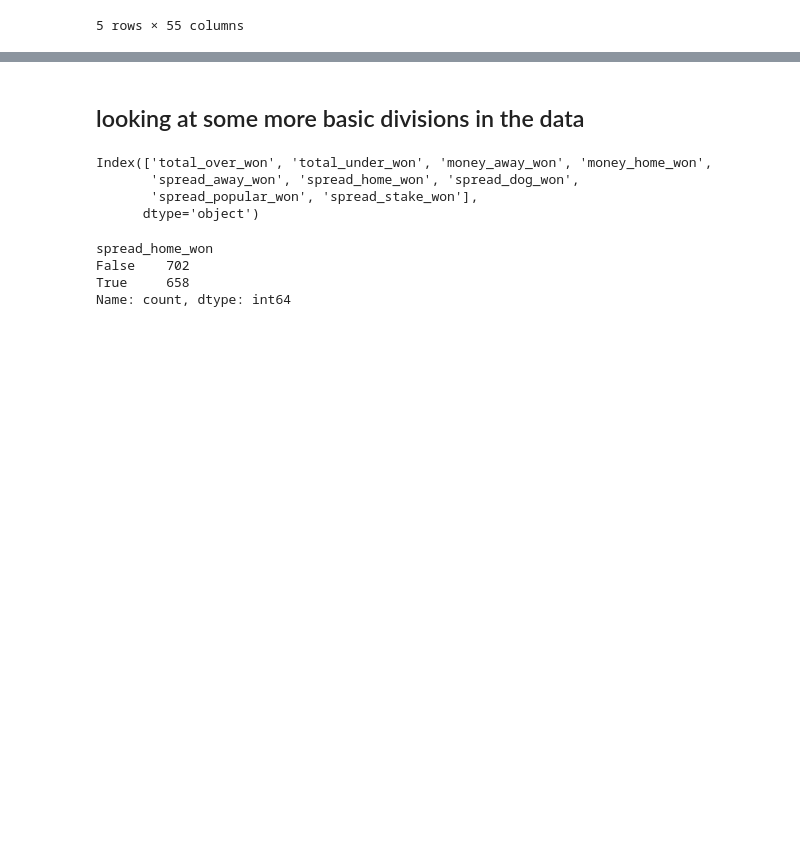
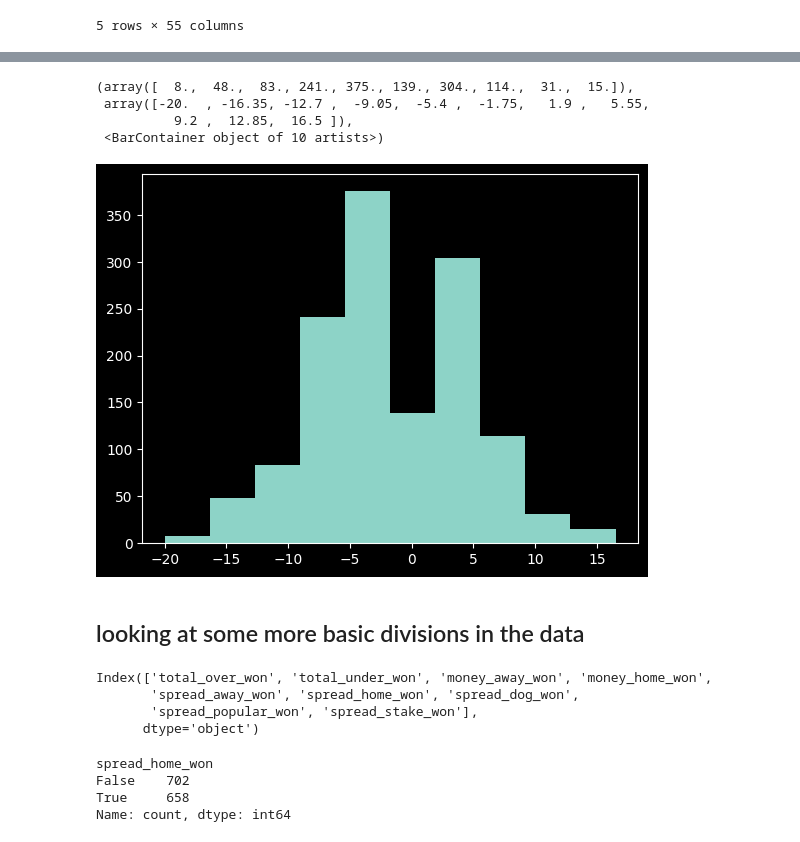
Before and after one commit to csdurfee/scrape_yahoo_odds, a Jupyter notebook: explore_football.ipynb, the cells around one changed output, grey strips where cells are left out. Cells and saved outputs as stored; diff of their text form; code cells hidden in the pictures; blank space fills up the shorter version.

```diff
--- a/explore_football.ipynb
+++ b/explore_football.ipynb
@@ -930,3 +958,11 @@ df_with_score.sample(5)
+# %%
+plt.hist(df_with_score.spread_home_points)
+# %% [output]
+(array([  8.,  48.,  83., 241., 375., 139., 304., 114.,  31.,  15.]),
+ array([-20.  , -16.35, -12.7 ,  -9.05,  -5.4 ,  -1.75,   1.9 ,   5.55,
+          9.2 ,  12.85,  16.5 ]),
+ <BarContainer object of 10 artists>)
+[figure, added]
 # %% [markdown]
 ## looking at some more basic divisions in the data
 # %%
```
Also changed, not shown: parts of 2 cells of this notebook, 5 other files.
